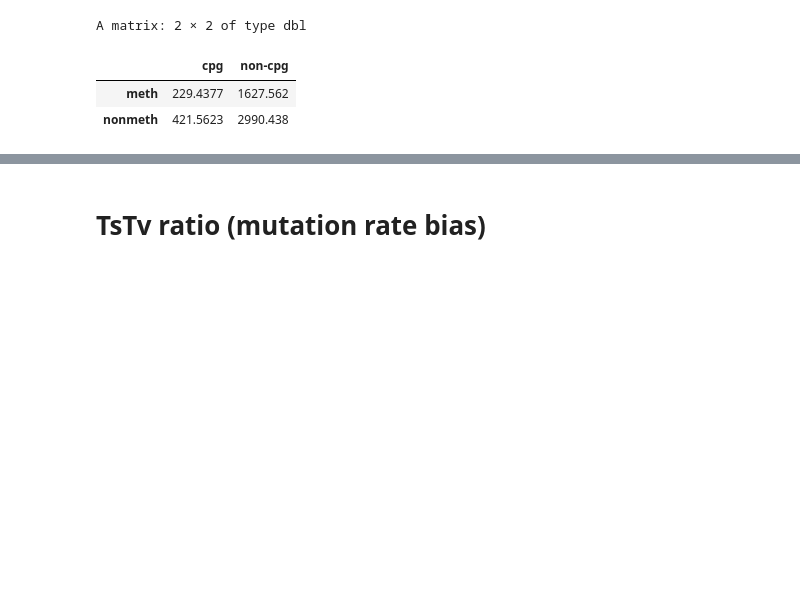
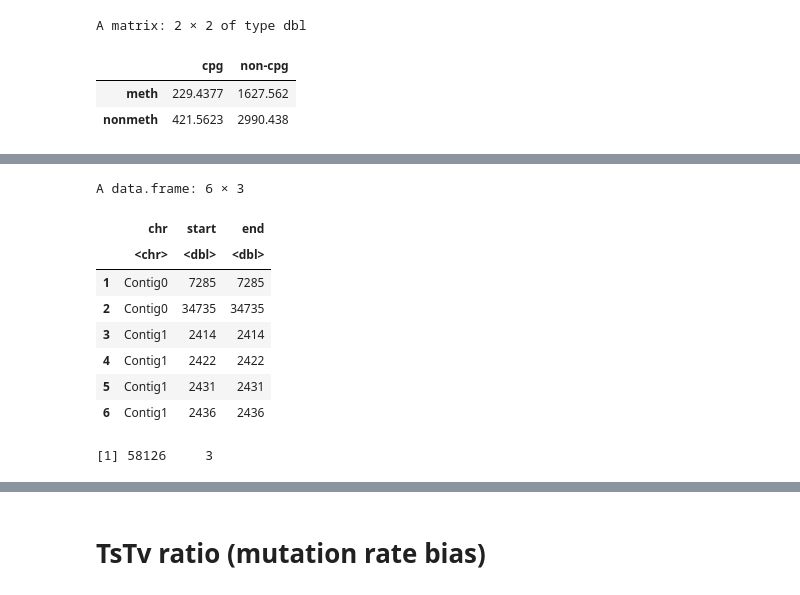
Before and after one commit to sr320/paper-oly-mbdbs-gen, a Jupyter notebook: code/MBD_samples_genetic_analysisHCSS.ipynb, the cells around one changed output, grey strips where cells are left out. Drawn from its saved outputs; the diff is of its cells as text; code cells hidden in the pictures; blank space fills up the shorter version.

```diff
--- a/code/MBD_samples_genetic_analysisHCSS.ipynb
+++ b/code/MBD_samples_genetic_analysisHCSS.ipynb
@@ -1968,0 +2021,3 @@ ncm/(ncm+ncnm) *100
+# %%
+y <- read.vcf("../data/Oly-ref-c90-t10-m70-mac4.recode.vcf")
+y <- vcf2bed(y, filename = NULL, header = FALSE, other = NULL, verbose = TRUE)
@@ -1968,0 +2048,14 @@ ncm/(ncm+ncnm) *100
+# %%
+head(y)
+dim(y)
+# %% [output]
+A data.frame: 6 × 3
+|  | chr | start | end |
+|  | <chr> | <dbl> | <dbl> |
+| 1 | Contig0 | 7285 | 7285 |
+| 2 | Contig0 | 34735 | 34735 |
+| 3 | Contig1 | 2414 | 2414 |
+| 4 | Contig1 | 2422 | 2422 |
+| 5 | Contig1 | 2431 | 2431 |
+| 6 | Contig1 | 2436 | 2436 |
+[1] 58126     3
```
Also changed, not shown: parts of 72 cells of this notebook, 7 other files.
